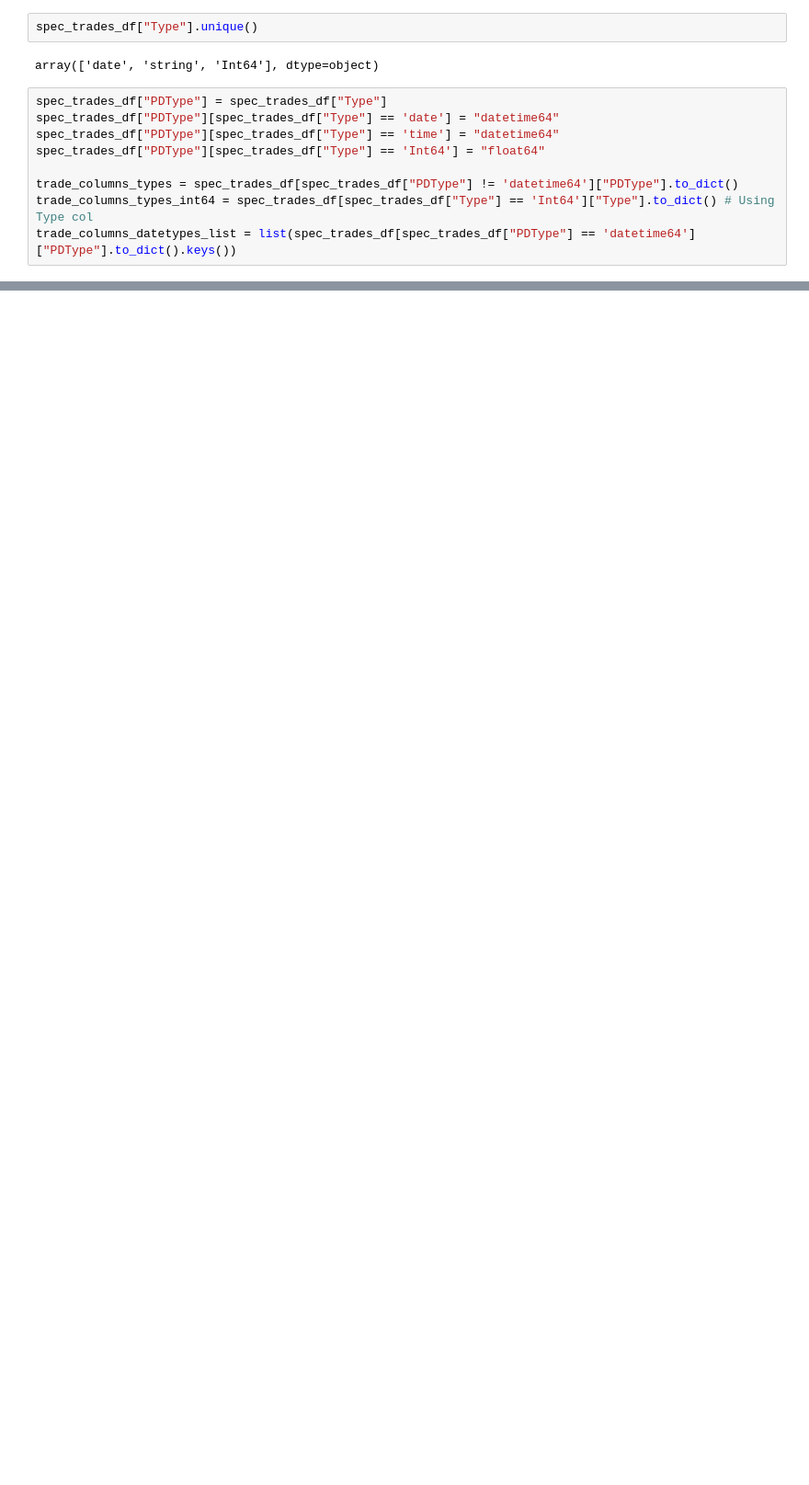
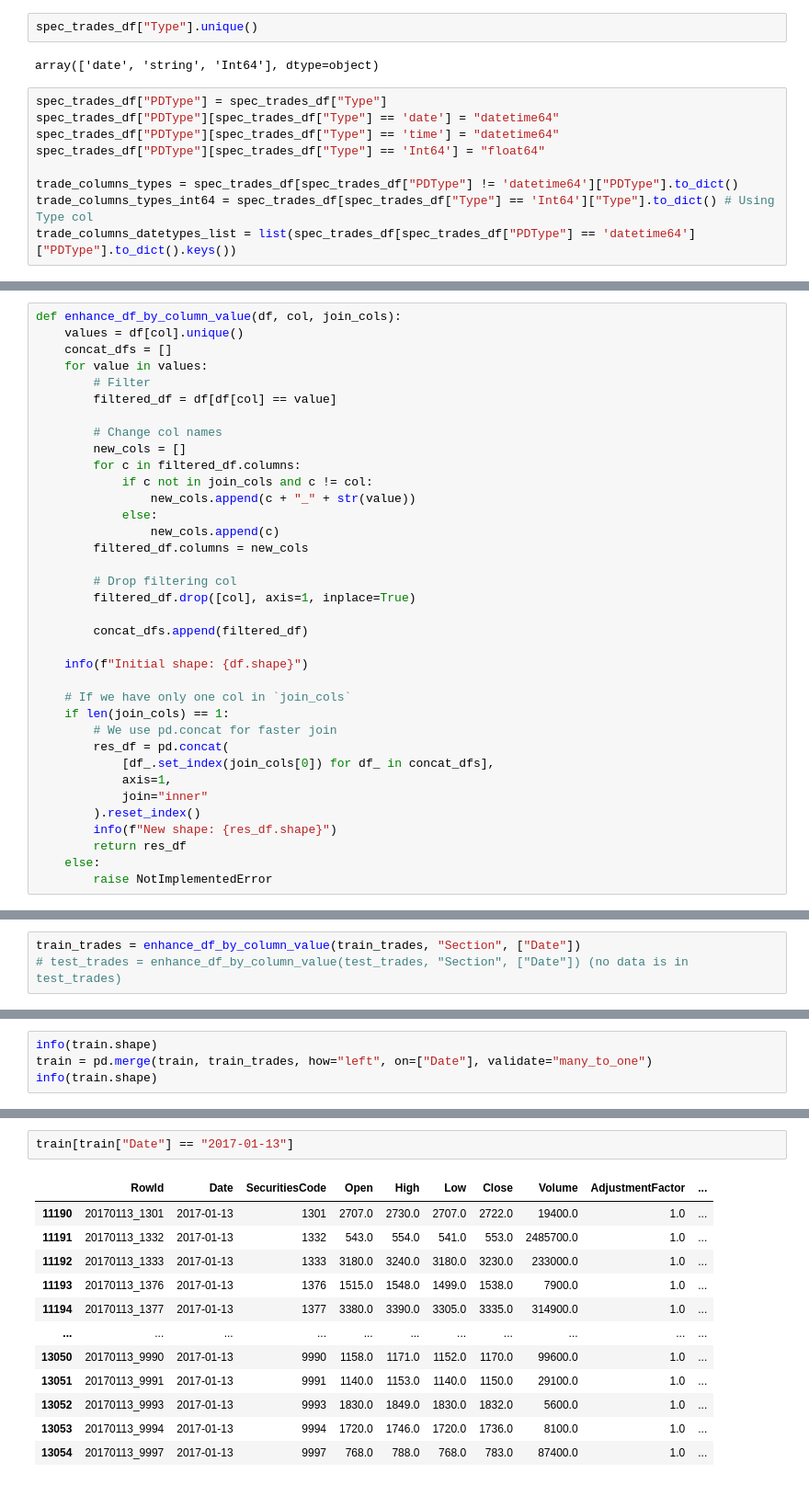
Before and after one commit to pandeydivesh15/machine-learning-practice, a Jupyter notebook: kaggle/jpx-tokyo-stock-exchange-prediction/v1.0.ipynb, the cells around one changed output, grey strips where cells are left out. Shown: that part at 92% size. Saved outputs shown, nothing was run; the diff lists cells and outputs as text; blank space fills up the shorter version.

Commit message:
[JPX Tokyo] Starts reading options data

```diff
--- a/kaggle/jpx-tokyo-stock-exchange-prediction/v1.0.ipynb
+++ b/kaggle/jpx-tokyo-stock-exchange-prediction/v1.0.ipynb
@@ -486,0 +519,36 @@ dtype: object
+# %%
+def enhance_df_by_column_value(df, col, join_cols):
+    values = df[col].unique()
+    concat_dfs = []
+    for value in values:
+        # Filter
+        filtered_df = df[df[col] == value]
+
+        # Change col names
+        new_cols = []
+        for c in filtered_df.columns:
+            if c not in join_cols and c != col:
+                new_cols.append(c + "_" + str(value))
+            else:
+                new_cols.append(c)
+        filtered_df.columns = new_cols
+
+        # Drop filtering col
+        filtered_df.drop([col], axis=1, inplace=True)
+
+        concat_dfs.append(filtered_df)
+
+    info(f"Initial shape: {df.shape}")
+
+    # If we have only one col in `join_cols`
+    if len(join_cols) == 1:
+        # We use pd.concat for faster join
+        res_df = pd.concat(
+            [df_.set_index(join_cols[0]) for df_ in concat_dfs],
+            axis=1,
+            join="inner"
+        ).reset_index()
+        info(f"New shape: {res_df.shape}")
+        return res_df
+    else:
+        raise NotImplementedError
@@ -486,0 +570,3 @@ dtype: object
+# %%
+train_trades = enhance_df_by_column_value(train_trades, "Section", ["Date"])
+# test_trades = enhance_df_by_column_value(test_trades, "Section", ["Date"]) (no data is in test_trades)
@@ -486,0 +591,4 @@ dtype: object
+# %%
+info(train.shape)
+train = pd.merge(train, train_trades, how="left", on=["Date"], validate="many_to_one")
+info(train.shape)
@@ -486,0 +600,15 @@ dtype: object
+# %%
+train[train["Date"] == "2017-01-13"]
+# %% [output]
+|  | RowId | Date | SecuritiesCode | Open | High | Low | Close | Volume | AdjustmentFactor | ... |
+| 11190 | 20170113_1301 | 2017-01-13 | 1301 | 2707.0 | 2730.0 | 2707.0 | 2722.0 | 19400.0 | 1.0 | ... |
+| 11191 | 20170113_1332 | 2017-01-13 | 1332 | 543.0 | 554.0 | 541.0 | 553.0 | 2485700.0 | 1.0 | ... |
+| 11192 | 20170113_1333 | 2017-01-13 | 1333 | 3180.0 | 3240.0 | 3180.0 | 3230.0 | 233000.0 | 1.0 | ... |
+| 11193 | 20170113_1376 | 2017-01-13 | 1376 | 1515.0 | 1548.0 | 1499.0 | 1538.0 | 7900.0 | 1.0 | ... |
+| 11194 | 20170113_1377 | 2017-01-13 | 1377 | 3380.0 | 3390.0 | 3305.0 | 3335.0 | 314900.0 | 1.0 | ... |
+| ... | ... | ... | ... | ... | ... | ... | ... | ... | ... | ... |
+| 13050 | 20170113_9990 | 2017-01-13 | 9990 | 1158.0 | 1171.0 | 1152.0 | 1170.0 | 99600.0 | 1.0 | ... |
+| 13051 | 20170113_9991 | 2017-01-13 | 9991 | 1140.0 | 1153.0 | 1140.0 | 1150.0 | 29100.0 | 1.0 | ... |
+| 13052 | 20170113_9993 | 2017-01-13 | 9993 | 1830.0 | 1849.0 | 1830.0 | 1832.0 | 5600.0 | 1.0 | ... |
+| 13053 | 20170113_9994 | 2017-01-13 | 9994 | 1720.0 | 1746.0 | 1720.0 | 1736.0 | 8100.0 | 1.0 | ... |
+| 13054 | 20170113_9997 | 2017-01-13 | 9997 | 768.0 | 788.0 | 768.0 | 783.0 | 87400.0 | 1.0 | ... |
```
Also changed, not shown: parts of 24 cells of this notebook.
